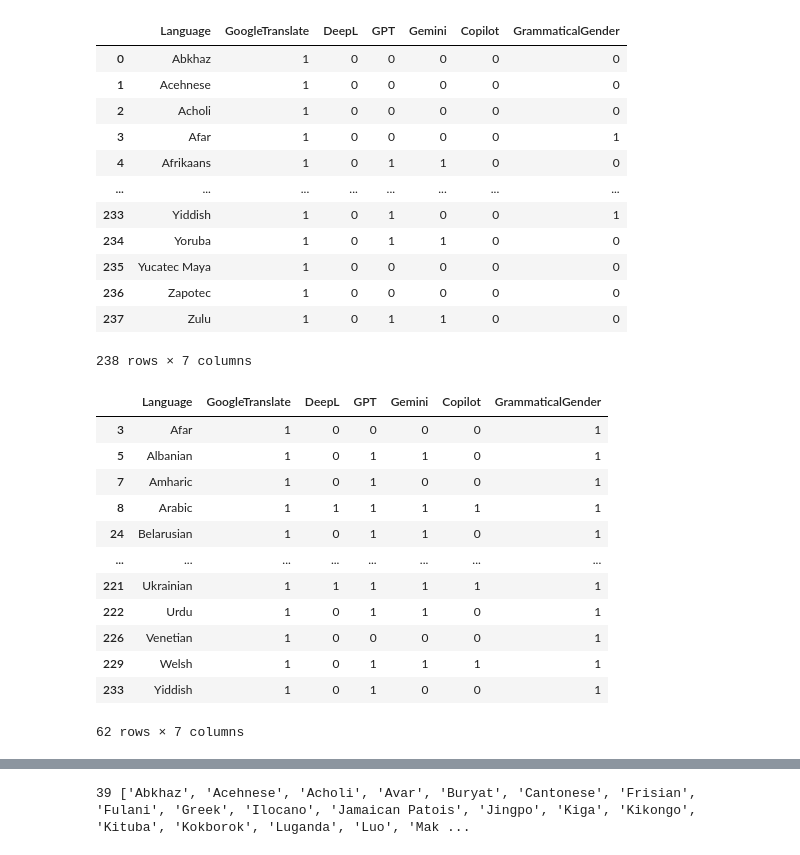
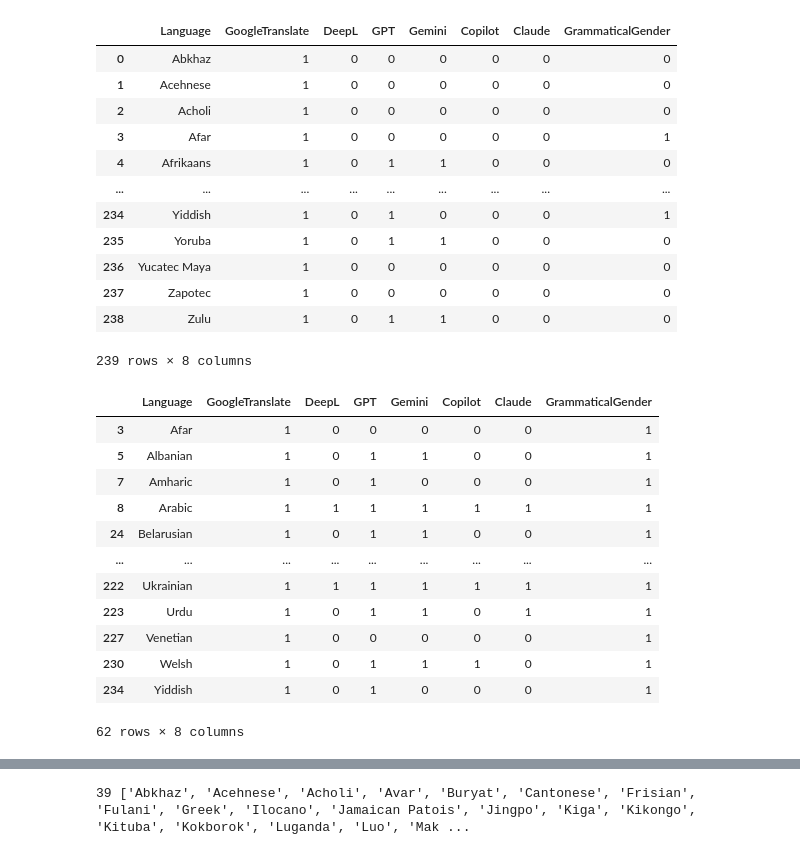
Before and after one commit to NyokoKei/Gender_Bias, a Jupyter notebook: gramm_gender.ipynb, the cells around one changed output, grey strips where cells are left out. Drawn from its saved outputs; the diff is of its cells as text; code cells hidden in the pictures.

```diff
--- a/gramm_gender.ipynb
+++ b/gramm_gender.ipynb
@@ -9,6 +9,7 @@ deepl = pd.read_csv('data/DeepL.csv', index_col='No')
 gpt = pd.read_csv('data/gpt.csv', index_col='No')
 gemini = pd.read_csv('data/gemini.csv', index_col='No')
 copilot = pd.read_csv('data/copilot.csv', index_col='No')
+claude = pd.read_csv('data/claude.csv', index_col='No')
 
 gender = pd.read_csv('data/GrammaticalGender.csv')
 gender = gender.sort_values(by='Language')
@@ -22,57 +23,59 @@ deepl['Language'] = deepl['Language'].apply(clean_language_name)
 gpt['Language'] = gpt['Language'].apply(clean_language_name)
 gemini['Language'] = gemini['Language'].apply(clean_language_name)
 copilot['Language'] = copilot['Language'].apply(clean_language_name)
+claude['Language'] = claude['Language'].apply(clean_language_name)
 # %%
-languages = np.array(list(set(set(google_translate.Languages) | set(deepl.Language) | set(gpt.Language) | set(gemini.Language) | set(copilot.Language))))
+languages = np.array(list(set(set(google_translate.Languages) | set(deepl.Language) | set(gpt.Language) | set(gemini.Language) | set(copilot.Language) | set(claude.Language))))
 No = np.array([i+1 for i in range(len(languages))])
 
 languages.sort()
 
 df = {'Language': languages}
 df = pd.DataFrame(df)
 
 
 df['GoogleTranslate'] = df['Language'].isin(google_translate['Languages']).astype(int)
 df['DeepL'] = df['Language'].isin(deepl['Language']).astype(int)
 df['GPT'] = df['Language'].isin(gpt['Language']).astype(int)
 df['Gemini'] = df['Language'].isin(gemini['Language']).astype(int)
 df['Copilot'] = df['Language'].isin(copilot['Language']).astype(int)
+df['Claude'] = df['Language'].isin(claude['Language']).astype(int)
 
 df['GrammaticalGender'] = df['Language'].isin(gender['Language']).astype(int)
 
 
 df = df.sort_values(by='Language')
 df
 # %% [output]
-|  | Language | GoogleTranslate | DeepL | GPT | Gemini | Copilot | GrammaticalGender |
-| 0 | Abkhaz | 1 | 0 | 0 | 0 | 0 | 0 |
-| 1 | Acehnese | 1 | 0 | 0 | 0 | 0 | 0 |
-| 2 | Acholi | 1 | 0 | 0 | 0 | 0 | 0 |
-| 3 | Afar | 1 | 0 | 0 | 0 | 0 | 1 |
-| 4 | Afrikaans | 1 | 0 | 1 | 1 | 0 | 0 |
-| ... | ... | ... | ... | ... | ... | ... | ... |
-| 233 | Yiddish | 1 | 0 | 1 | 0 | 0 | 1 |
-| 234 | Yoruba | 1 | 0 | 1 | 1 | 0 | 0 |
-| 235 | Yucatec Maya | 1 | 0 | 0 | 0 | 0 | 0 |
-| 236 | Zapotec | 1 | 0 | 0 | 0 | 0 | 0 |
-| 237 | Zulu | 1 | 0 | 1 | 1 | 0 | 0 |
+|  | Language | GoogleTranslate | DeepL | GPT | Gemini | Copilot | Claude | GrammaticalGender |
+| 0 | Abkhaz | 1 | 0 | 0 | 0 | 0 | 0 | 0 |
+| 1 | Acehnese | 1 | 0 | 0 | 0 | 0 | 0 | 0 |
+| 2 | Acholi | 1 | 0 | 0 | 0 | 0 | 0 | 0 |
+| 3 | Afar | 1 | 0 | 0 | 0 | 0 | 0 | 1 |
+| 4 | Afrikaans | 1 | 0 | 1 | 1 | 0 | 0 | 0 |
+| ... | ... | ... | ... | ... | ... | ... | ... | ... |
+| 234 | Yiddish | 1 | 0 | 1 | 0 | 0 | 0 | 1 |
+| 235 | Yoruba | 1 | 0 | 1 | 1 | 0 | 0 | 0 |
+| 236 | Yucatec Maya | 1 | 0 | 0 | 0 | 0 | 0 | 0 |
+| 237 | Zapotec | 1 | 0 | 0 | 0 | 0 | 0 | 0 |
+| 238 | Zulu | 1 | 0 | 1 | 1 | 0 | 0 | 0 |
-238 rows × 7 columns
+239 rows × 8 columns
 # %%
 df[df['GrammaticalGender'] == 1]
 # %% [output]
-|  | Language | GoogleTranslate | DeepL | GPT | Gemini | Copilot | GrammaticalGender |
-| 3 | Afar | 1 | 0 | 0 | 0 | 0 | 1 |
-| 5 | Albanian | 1 | 0 | 1 | 1 | 0 | 1 |
-| 7 | Amharic | 1 | 0 | 1 | 0 | 0 | 1 |
-| 8 | Arabic | 1 | 1 | 1 | 1 | 1 | 1 |
-| 24 | Belarusian | 1 | 0 | 1 | 1 | 0 | 1 |
-| ... | ... | ... | ... | ... | ... | ... | ... |
-| 221 | Ukrainian | 1 | 1 | 1 | 1 | 1 | 1 |
-| 222 | Urdu | 1 | 0 | 1 | 1 | 0 | 1 |
-| 226 | Venetian | 1 | 0 | 0 | 0 | 0 | 1 |
-| 229 | Welsh | 1 | 0 | 1 | 1 | 1 | 1 |
-| 233 | Yiddish | 1 | 0 | 1 | 0 | 0 | 1 |
+|  | Language | GoogleTranslate | DeepL | GPT | Gemini | Copilot | Claude | GrammaticalGender |
+| 3 | Afar | 1 | 0 | 0 | 0 | 0 | 0 | 1 |
+| 5 | Albanian | 1 | 0 | 1 | 1 | 0 | 0 | 1 |
+| 7 | Amharic | 1 | 0 | 1 | 0 | 0 | 0 | 1 |
+| 8 | Arabic | 1 | 1 | 1 | 1 | 1 | 1 | 1 |
+| 24 | Belarusian | 1 | 0 | 1 | 1 | 0 | 0 | 1 |
+| ... | ... | ... | ... | ... | ... | ... | ... | ... |
+| 222 | Ukrainian | 1 | 1 | 1 | 1 | 1 | 1 | 1 |
+| 223 | Urdu | 1 | 0 | 1 | 1 | 0 | 1 | 1 |
+| 227 | Venetian | 1 | 0 | 0 | 0 | 0 | 0 | 1 |
+| 230 | Welsh | 1 | 0 | 1 | 1 | 1 | 0 | 1 |
+| 234 | Yiddish | 1 | 0 | 1 | 0 | 0 | 0 | 1 |
-62 rows × 7 columns
+62 rows × 8 columns
 # %%
 df.insert(0, 'Code', None)
 
```
Also changed, not shown: parts of 7 cells of this notebook, 4 other files.
